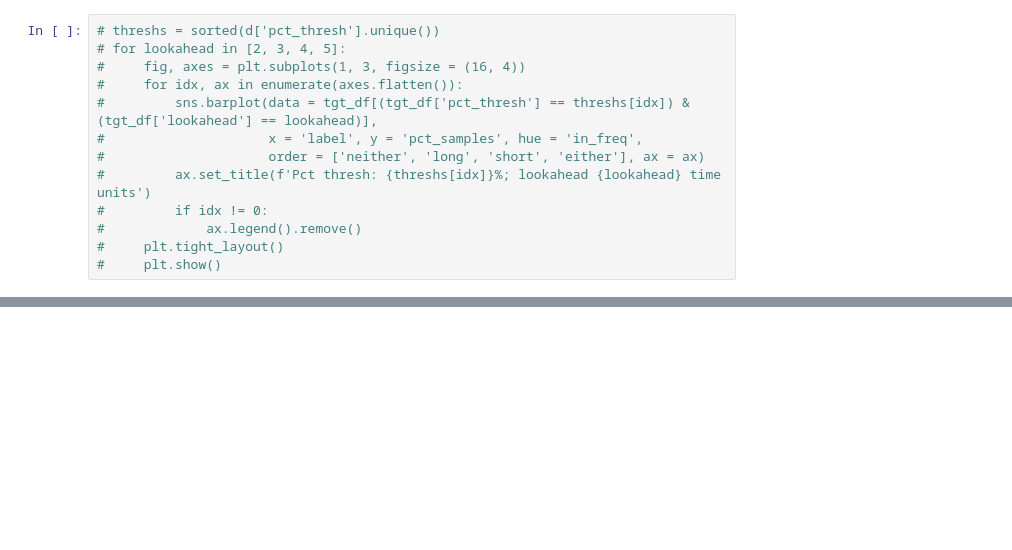
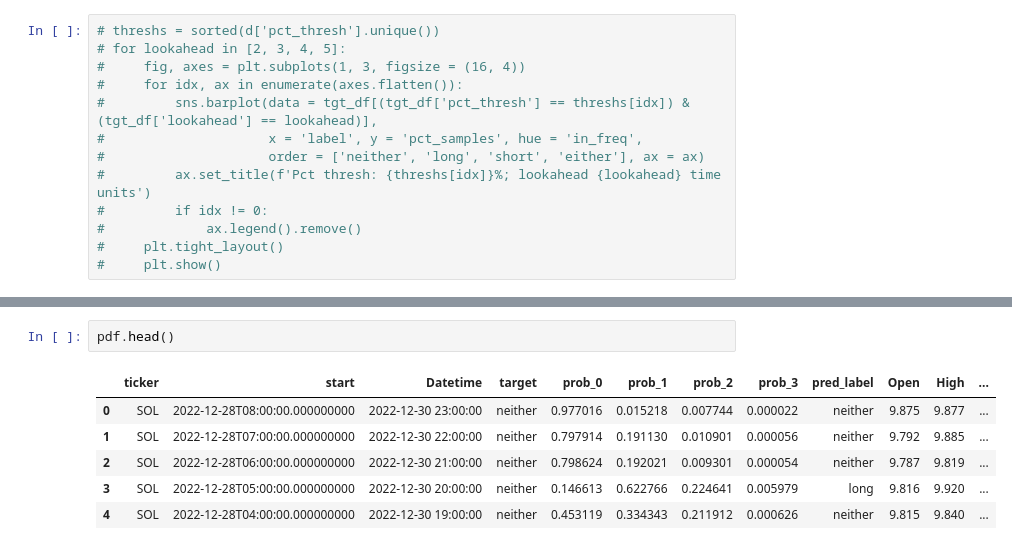
Before and after one commit to nagaraju-oruganti/TS-Classifier, a Jupyter notebook: notebooks/analysis/performance.ipynb, the cells around one changed output, grey strips where cells are left out. Saved outputs shown, nothing was run; the diff lists cells and outputs as text; blank space fills up the shorter version.

```diff
--- a/notebooks/analysis/performance.ipynb
+++ b/notebooks/analysis/performance.ipynb
@@ -144,0 +176,9 @@ Label distribution:
+# %%
+pdf.head()
+# %% [output]
+|  | ticker | start | Datetime | target | prob_0 | prob_1 | prob_2 | prob_3 | pred_label | Open | High | ... |
+| 0 | SOL | 2022-12-28T08:00:00.000000000 | 2022-12-30 23:00:00 | neither | 0.977016 | 0.015218 | 0.007744 | 0.000022 | neither | 9.875 | 9.877 | ... |
+| 1 | SOL | 2022-12-28T07:00:00.000000000 | 2022-12-30 22:00:00 | neither | 0.797914 | 0.191130 | 0.010901 | 0.000056 | neither | 9.792 | 9.885 | ... |
+| 2 | SOL | 2022-12-28T06:00:00.000000000 | 2022-12-30 21:00:00 | neither | 0.798624 | 0.192021 | 0.009301 | 0.000054 | neither | 9.787 | 9.819 | ... |
+| 3 | SOL | 2022-12-28T05:00:00.000000000 | 2022-12-30 20:00:00 | neither | 0.146613 | 0.622766 | 0.224641 | 0.005979 | long | 9.816 | 9.920 | ... |
+| 4 | SOL | 2022-12-28T04:00:00.000000000 | 2022-12-30 19:00:00 | neither | 0.453119 | 0.334343 | 0.211912 | 0.000626 | neither | 9.815 | 9.840 | ... |
```
Also changed, not shown: parts of 15 cells of this notebook, 14 other files.
